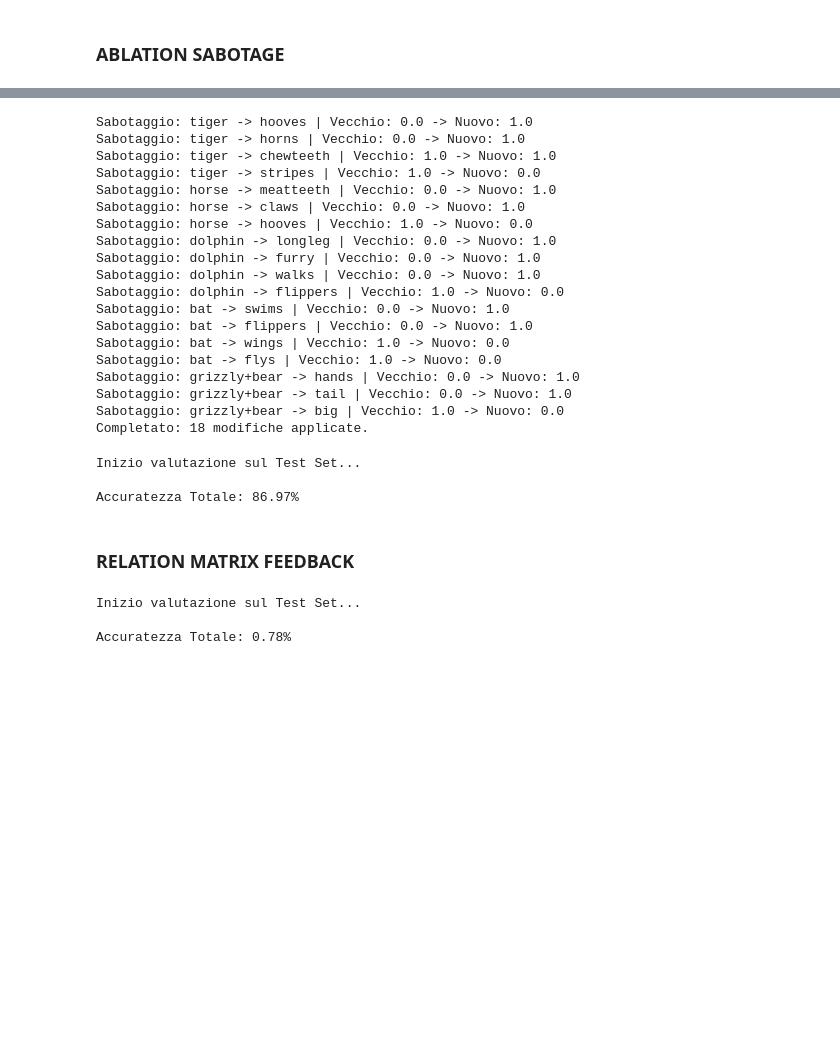
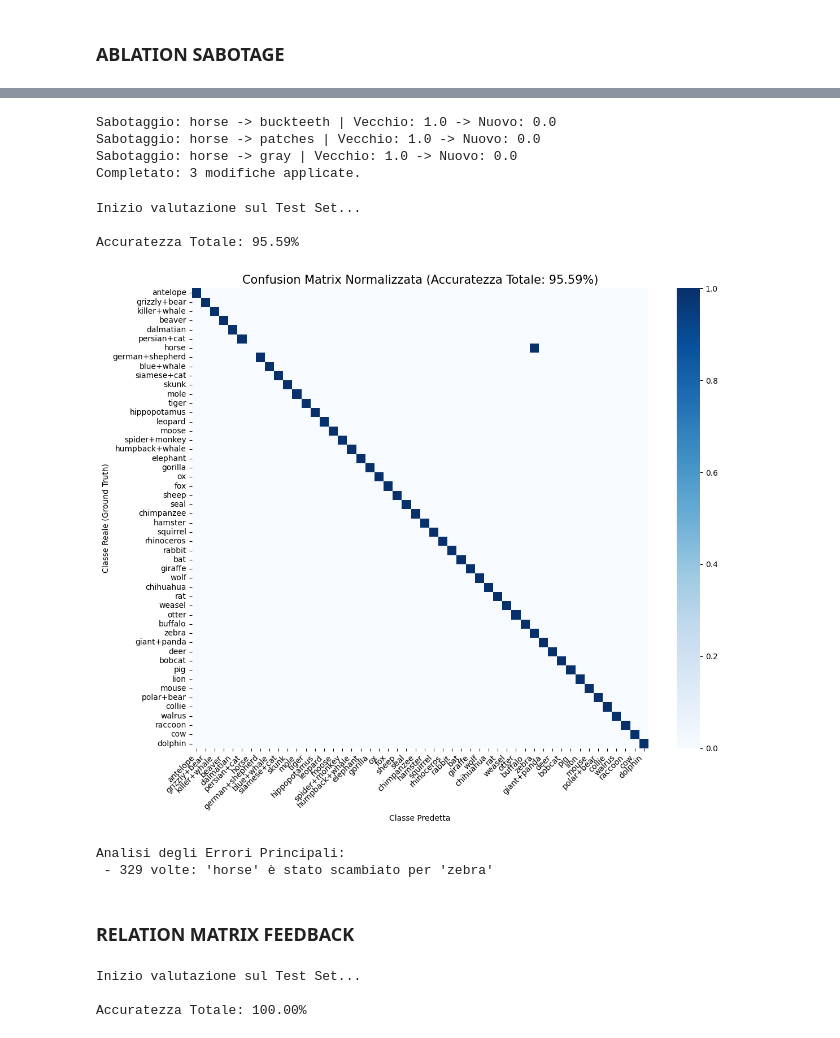
Before and after one commit to stefano-gamba/BoxEmbeddingCBM, a Jupyter notebook: notebooks/ablation_test.ipynb, the cells around one changed output, grey strips where cells are left out. Drawn from its saved outputs; the diff is of its cells as text; code cells hidden in the pictures; blank space fills up the shorter version.

```diff
--- a/notebooks/ablation_test.ipynb
+++ b/notebooks/ablation_test.ipynb
@@ -292,31 +275,9 @@ extreme_modifications.extend(iniezioni_letali)
 # %%
 # Un sabotaggio chirurgico su 5 classi per testare l'Antivirus Logico
 virus_modifications = [
-    # 1. TIGRE: La trasformiamo in un erbivoro
-    ('tiger', 'hooves', 1.0),      # Iniezione zoccoli
-    ('tiger', 'horns', 1.0),       # Iniezione corna
-    ('tiger', 'chewteeth', 1.0),   # Iniezione denti piatti
-    ('tiger', 'stripes', 0.0),     # Spegniamo il suo tratto forte
 
-    # 2. CAVALLO: Lo trasformiamo in un predatore
-    ('horse', 'meatteeth', 1.0),
-    ('horse', 'claws', 1.0),
-    ('horse', 'hooves', 0.0),
+    ('horse', 'buckteeth', 0.0),
+    ('horse', 'patches', 0.0),
+    ('horse', 'gray', 0.0)
 
-    # 3. DELFINO: Lo facciamo diventare terrestre
-    ('dolphin', 'longleg', 1.0),
-    ('dolphin', 'furry', 1.0),
-    ('dolphin', 'walks', 1.0),
-    ('dolphin', 'flippers', 0.0),
-
-    # 4. PIPISTRELLO: Lo facciamo diventare un animale marino
-    ('bat', 'swims', 1.0),
-    ('bat', 'flippers', 1.0),
-    ('bat', 'wings', 0.0),
-    ('bat', 'flys', 0.0),
-
-    # 5. ORSO GRIZZLY: Lo facciamo diventare una scimmia
-    ('grizzly+bear', 'hands', 1.0),
-    ('grizzly+bear', 'tail', 1.0), # (Gli orsi non hanno coda lunga in questo dataset)
-    ('grizzly+bear', 'big', 0.0)
 ]
@@ -356,25 +290,10 @@ sabotaged_matrix = sabotage_concept_matrix(
     virus_modifications
 )
 # %% [output]
-Sabotaggio: tiger -> hooves | Vecchio: 0.0 -> Nuovo: 1.0
-Sabotaggio: tiger -> horns | Vecchio: 0.0 -> Nuovo: 1.0
-Sabotaggio: tiger -> chewteeth | Vecchio: 1.0 -> Nuovo: 1.0
-Sabotaggio: tiger -> stripes | Vecchio: 1.0 -> Nuovo: 0.0
-Sabotaggio: horse -> meatteeth | Vecchio: 0.0 -> Nuovo: 1.0
-Sabotaggio: horse -> claws | Vecchio: 0.0 -> Nuovo: 1.0
-Sabotaggio: horse -> hooves | Vecchio: 1.0 -> Nuovo: 0.0
-Sabotaggio: dolphin -> longleg | Vecchio: 0.0 -> Nuovo: 1.0
-Sabotaggio: dolphin -> furry | Vecchio: 0.0 -> Nuovo: 1.0
-Sabotaggio: dolphin -> walks | Vecchio: 0.0 -> Nuovo: 1.0
-Sabotaggio: dolphin -> flippers | Vecchio: 1.0 -> Nuovo: 0.0
-Sabotaggio: bat -> swims | Vecchio: 0.0 -> Nuovo: 1.0
-Sabotaggio: bat -> flippers | Vecchio: 0.0 -> Nuovo: 1.0
-Sabotaggio: bat -> wings | Vecchio: 1.0 -> Nuovo: 0.0
-Sabotaggio: bat -> flys | Vecchio: 1.0 -> Nuovo: 0.0
-Sabotaggio: grizzly+bear -> hands | Vecchio: 0.0 -> Nuovo: 1.0
-Sabotaggio: grizzly+bear -> tail | Vecchio: 0.0 -> Nuovo: 1.0
-Sabotaggio: grizzly+bear -> big | Vecchio: 1.0 -> Nuovo: 0.0
-Completato: 18 modifiche applicate.
+Sabotaggio: horse -> buckteeth | Vecchio: 1.0 -> Nuovo: 0.0
+Sabotaggio: horse -> patches | Vecchio: 1.0 -> Nuovo: 0.0
+Sabotaggio: horse -> gray | Vecchio: 1.0 -> Nuovo: 0.0
+Completato: 3 modifiche applicate.
 # %%
 accuracy, preds, labels = test_cbm_classifier(
      model=b_model,
@@ -383,12 +302,21 @@ accuracy, preds, labels = test_cbm_classifier(
      boxes_tensor=box_tensors,
      oracle=True,
      device="cuda" if torch.cuda.is_available() else "cpu",
-     info=info
+     info=info,
+     ablation=True
 )
 # %% [output]
 Inizio valutazione sul Test Set...
 
-Accuratezza Totale: 86.97%
+Accuratezza Totale: 95.59%
+# %%
+from src.utils.plot import plot_test_results
+
+plot_test_results(accuracy, preds, labels, classes)
+# %% [output]
+[figure, added]
+Analisi degli Errori Principali:
+ - 329 volte: 'horse' è stato scambiato per 'zebra'
 # %% [markdown]
 ### RELATION MATRIX FEEDBACK
 # %%
@@ -401,9 +329,10 @@ accuracy, preds, labels = test_cbm_classifier(
      device="cuda" if torch.cuda.is_available() else "cpu",
      smoothing_logic=True,
      alpha=0.1,
-     info=info
+     info=info,
+     ablation=True,
 )
 # %% [output]
 Inizio valutazione sul Test Set...
 
-Accuratezza Totale: 0.78%
+Accuratezza Totale: 100.00%
```
Also changed, not shown: parts of 12 cells of this notebook, 6 other files.
